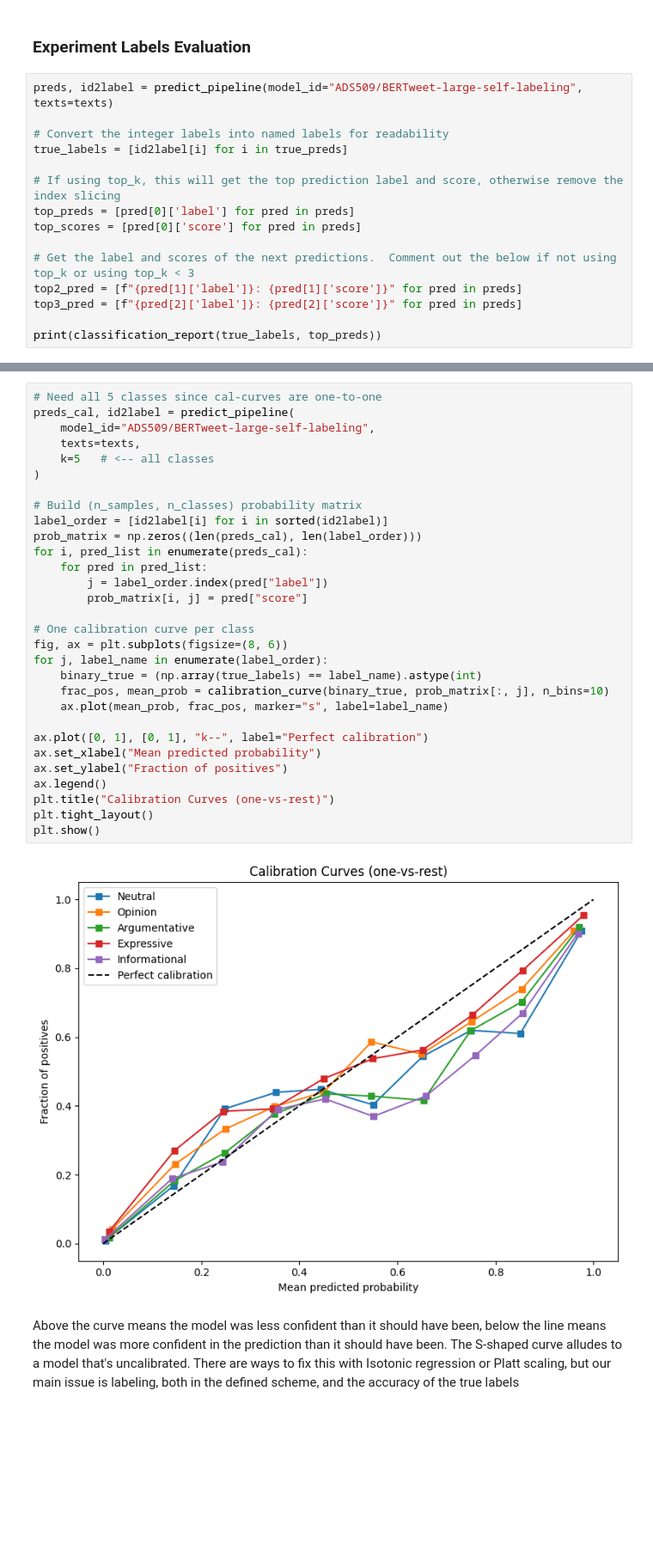
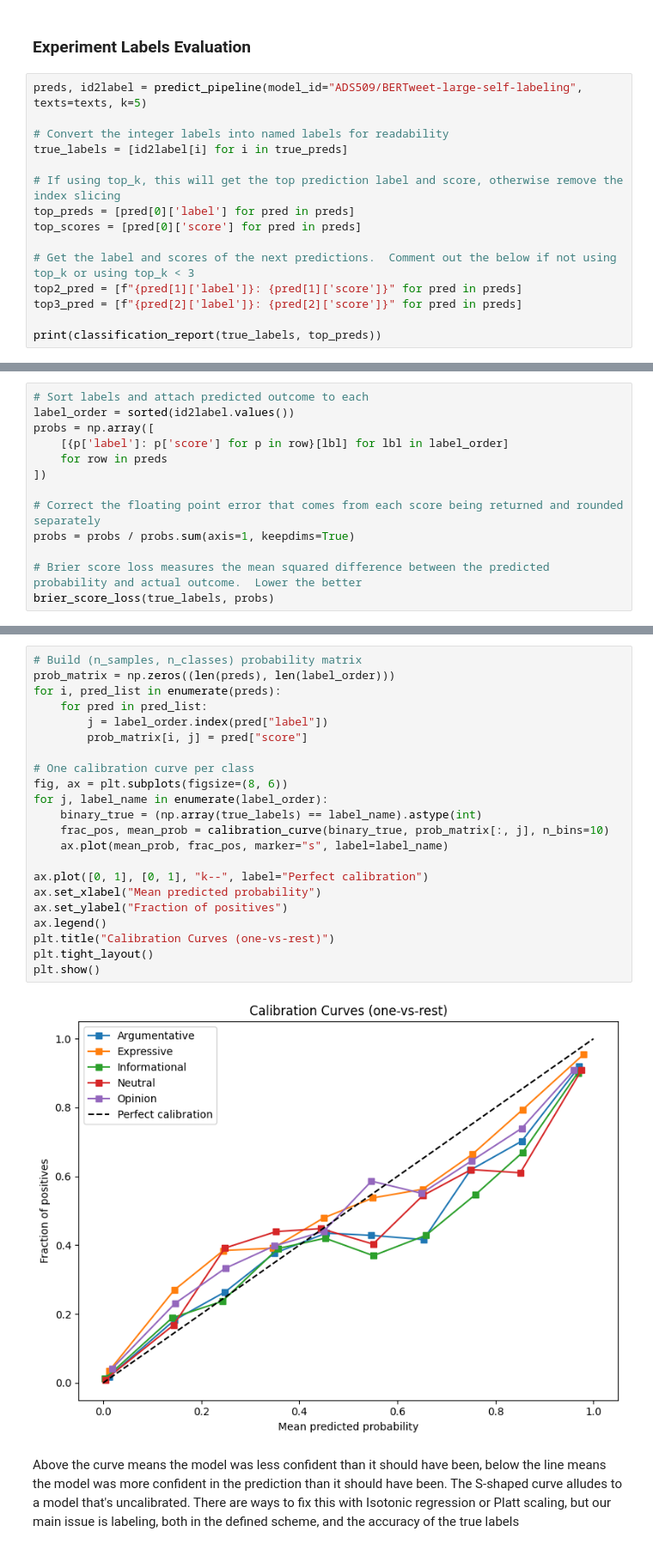
Before and after one commit to aprilchia/ADS-509_LLM, a Jupyter notebook: evaluation.ipynb, the cells around one changed output, grey strips where cells are left out. Shown at 86% size. Saved outputs shown, nothing was run; the diff lists cells and outputs as text; blank space fills up the shorter version.

Commit message:
Added brier_score_loss for multi-class output

```diff
--- a/evaluation.ipynb
+++ b/evaluation.ipynb
@@ -91,7 +100,7 @@ def predict_pipeline(model_id: str, texts: list, k: int=3, max_length: int=512,
 # %% [markdown]
 ### Experiment Labels Evaluation
 # %%
-preds, id2label = predict_pipeline(model_id="ADS509/BERTweet-large-self-labeling", texts=texts)
+preds, id2label = predict_pipeline(model_id="ADS509/BERTweet-large-self-labeling", texts=texts, k=5)
 
 # Convert the integer labels into named labels for readability
 true_labels = [id2label[i] for i in true_preds]
@@ -123,0 +135,13 @@ cohen_kappa_score(true_labels, top_preds)
+# %%
+# Sort labels and attach predicted outcome to each
+label_order = sorted(id2label.values())
+probs = np.array([
+    [{p['label']: p['score'] for p in row}[lbl] for lbl in label_order]
+    for row in preds
+])
+
+# Correct the floating point error that comes from each score being returned and rounded separately
+probs = probs / probs.sum(axis=1, keepdims=True)
+
+# Brier score loss measures the mean squared difference between the predicted probability and actual outcome.  Lower the better
+brier_score_loss(true_labels, probs)
@@ -126,35 +153,27 @@ cohen_kappa_score(true_labels, top_preds)
 # %%
-# Need all 5 classes since cal-curves are one-to-one
-preds_cal, id2label = predict_pipeline(
-    model_id="ADS509/BERTweet-large-self-labeling",
-    texts=texts,
-    k=5   # <-- all classes
-)
-
 # Build (n_samples, n_classes) probability matrix
-label_order = [id2label[i] for i in sorted(id2label)]
-prob_matrix = np.zeros((len(preds_cal), len(label_order)))
-for i, pred_list in enumerate(preds_cal):
+prob_matrix = np.zeros((len(preds), len(label_order)))
+for i, pred_list in enumerate(preds):
     for pred in pred_list:
         j = label_order.index(pred["label"])
         prob_matrix[i, j] = pred["score"]
 
 # One calibration curve per class
 fig, ax = plt.subplots(figsize=(8, 6))
 for j, label_name in enumerate(label_order):
     binary_true = (np.array(true_labels) == label_name).astype(int)
     frac_pos, mean_prob = calibration_curve(binary_true, prob_matrix[:, j], n_bins=10)
     ax.plot(mean_prob, frac_pos, marker="s", label=label_name)
 
 ax.plot([0, 1], [0, 1], "k--", label="Perfect calibration")
 ax.set_xlabel("Mean predicted probability")
 ax.set_ylabel("Fraction of positives")
 ax.legend()
 plt.title("Calibration Curves (one-vs-rest)")
 plt.tight_layout()
 plt.show()
 # %% [output]
-[figure, old version]
+[figure, new version]
 # %% [markdown]
 Above the curve means the model was less confident than it should have been, below the line means the model was more confident in the prediction than it should have been. The S-shaped curve alludes to a model that's uncalibrated.  There are ways to fix this with Isotonic regression or Platt scaling, but our main issue is labeling, both in the defined scheme, and the accuracy of the true labels
 # %% [markdown]
```
Also changed, not shown: parts of 5 cells of this notebook.
